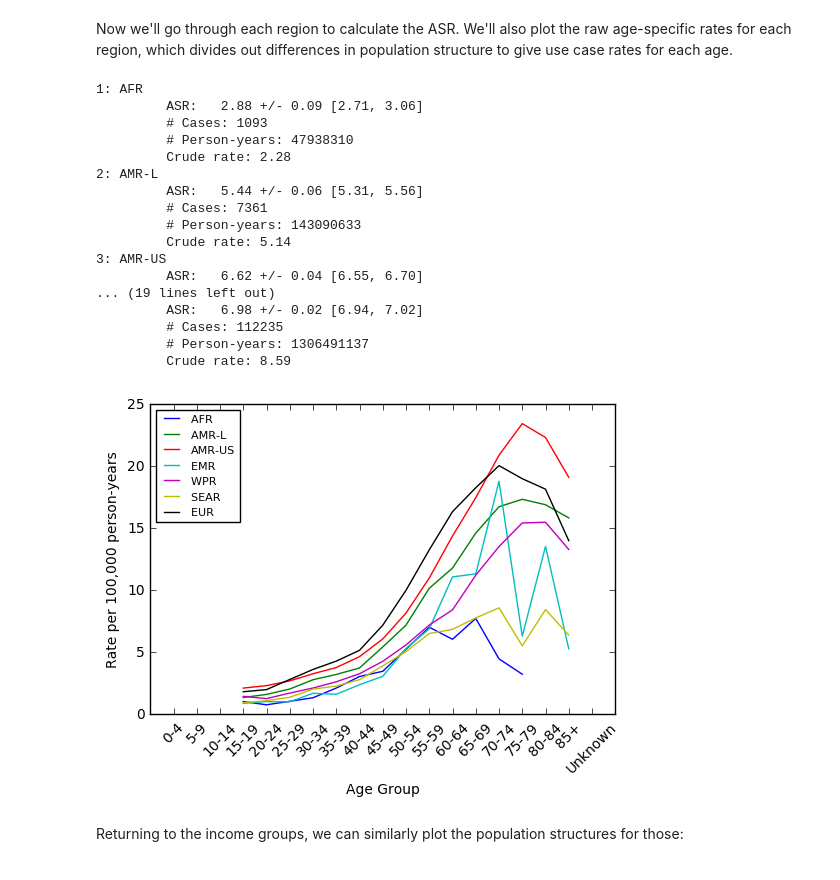
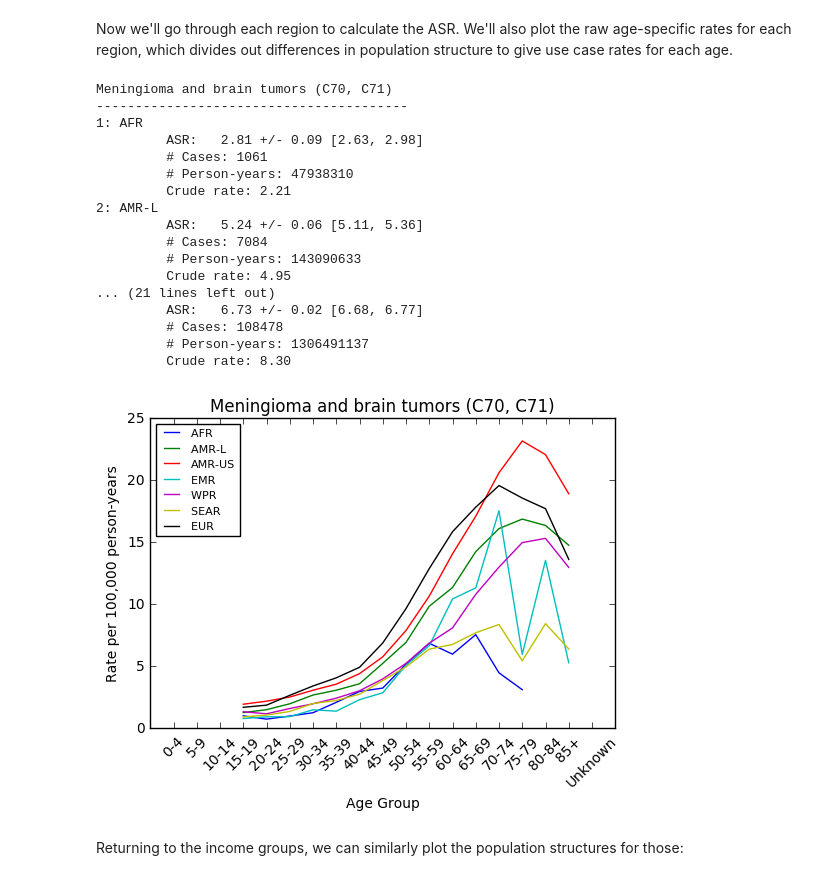
Before and after one commit to BellKoffieNahed2017/tumorAnalysis, a Jupyter notebook: Tumor Analysis from CI5-Xd.ipynb, the cells around one changed output. Saved outputs shown, nothing was run; the diff lists cells and outputs as text; code cells hidden in the pictures.

```diff
--- a/Tumor Analysis from CI5-Xd.ipynb
+++ b/Tumor Analysis from CI5-Xd.ipynb
@@ -121,7 +121,8 @@ Listing any of these codes in the variable `useTumors` below will include them i
 # %%
 useAges   = np.array([4,5,6,7,8,9,10,11,12,13,14,15,16,17,18])       # Use ages 15-85+
 useSexes  = [1,2]                                                    # Use both male and female
-useTumors = [183,184]
+useTumors = [183, 194]
+tumorDescription = 'Meningioma and brain tumors (C70, C71)'
 # Use 183, 184 for Meningioma and all CNS tumors (C70, C71, C72)
 # Use 183, 194 for Meningioma and brain tumors (C70, C71)
 # Use 195 for Spine, cauda, cranial nerve, and NOS tumors (C72)
@@ -362,6 +364,8 @@ print("%.2f" % calculateASRSE(tn, ty, tw, tuseAges))
 # %% [markdown]
 Now we'll go through each region to calculate the ASR. We'll also plot the raw age-specific rates for each region, which divides out differences in population structure to give use case rates for each age.
 # %%
+print(tumorDescription)
+print('----------------------------------------')
 
 for regionN in range(1, 8):
     print(str(regionN) + ': '+ regionList[regionN-1])
@@ -378,46 +382,47 @@ for regionN in range(1, 8):
         # Don't multiple-count person-years at risk when we're counting multiple tumors!
         personYears[ageN-1] = sum(ageD['PersonYears'])/len(useTumors)
         ageRate[ageN-1] = cases[ageN-1]/personYears[ageN-1]*100000
 
     ASR   = calculateASR(cases, personYears, whoStandardPop, useAges)
     ASRse = calculateASRSE(cases, personYears, whoStandardPop, useAges)
     ASRci = 1.96*ASRse
 
     print("\t ASR:   %.2f +/- %.2f [%.2f, %.2f]" % (ASR, ASRse, ASR-ASRci, ASR+ASRci))
     print("\t # Cases: %d" % sum(cases[useAges-1]))
     print("\t # Person-years: %d" % sum(personYears[useAges-1]))
     rawRate = sum(cases[useAges-1])/sum(personYears[useAges-1])*100000
     print("\t Crude rate: %.2f" % rawRate)
 
     plt.figure(3)
     plt.plot(useAges, ageRate[useAges-1],'-',label=regionList[regionN-1])
     ax = plt.gca()
     ax.set_xticks(np.arange(1,20))
     ax.set_xticklabels(ageList, rotation=45)
     # plt.ylim(0,13)
     plt.xlim(0,20)
     plt.xlabel('Age Group')
     plt.ylabel('Rate per 100,000 person-years')
     plt.legend(loc='upper left',prop={'size':8})
+    plt.title(tumorDescription)
 # %% [output]
+Meningioma and brain tumors (C70, C71)
+----------------------------------------
 1: AFR
-         ASR:   2.88 +/- 0.09 [2.71, 3.06]
-         # Cases: 1093
+         ASR:   2.81 +/- 0.09 [2.63, 2.98]
+         # Cases: 1061
          # Person-years: 47938310
-         Crude rate: 2.28
+         Crude rate: 2.21
 2: AMR-L
-         ASR:   5.44 +/- 0.06 [5.31, 5.56]
-         # Cases: 7361
+         ASR:   5.24 +/- 0.06 [5.11, 5.36]
+         # Cases: 7084
          # Person-years: 143090633
-         Crude rate: 5.14
-3: AMR-US
-         ASR:   6.62 +/- 0.04 [6.55, 6.70]
-... (19 lines left out)
-         ASR:   6.98 +/- 0.02 [6.94, 7.02]
-         # Cases: 112235
+         Crude rate: 4.95
+... (21 lines left out)
+         ASR:   6.73 +/- 0.02 [6.68, 6.77]
+         # Cases: 108478
          # Person-years: 1306491137
-         Crude rate: 8.59
+         Crude rate: 8.30
-[figure, old version]
+[figure, new version]
 # %% [markdown]
 Returning to the income groups, we can similarly plot the population structures for those:
 # %%
```
Also changed, not shown: parts of 4 cells of this notebook.
